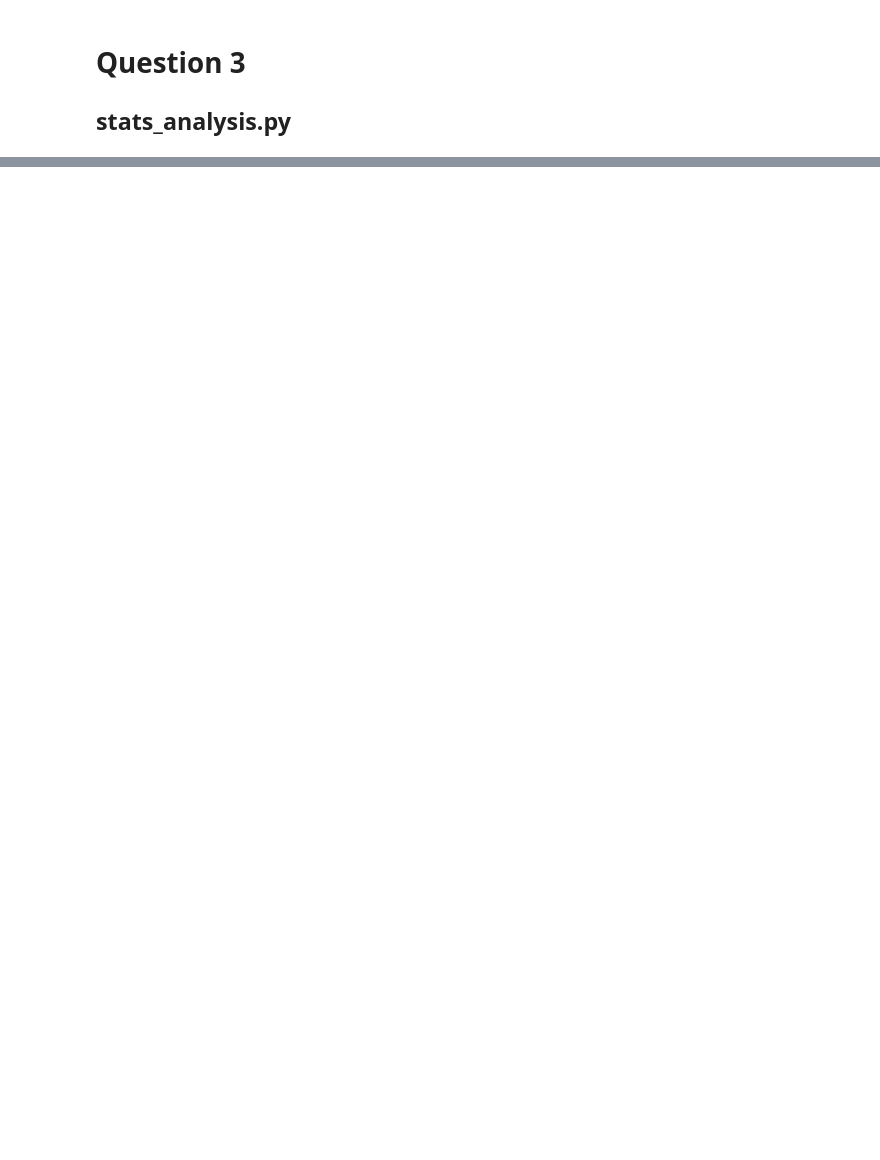
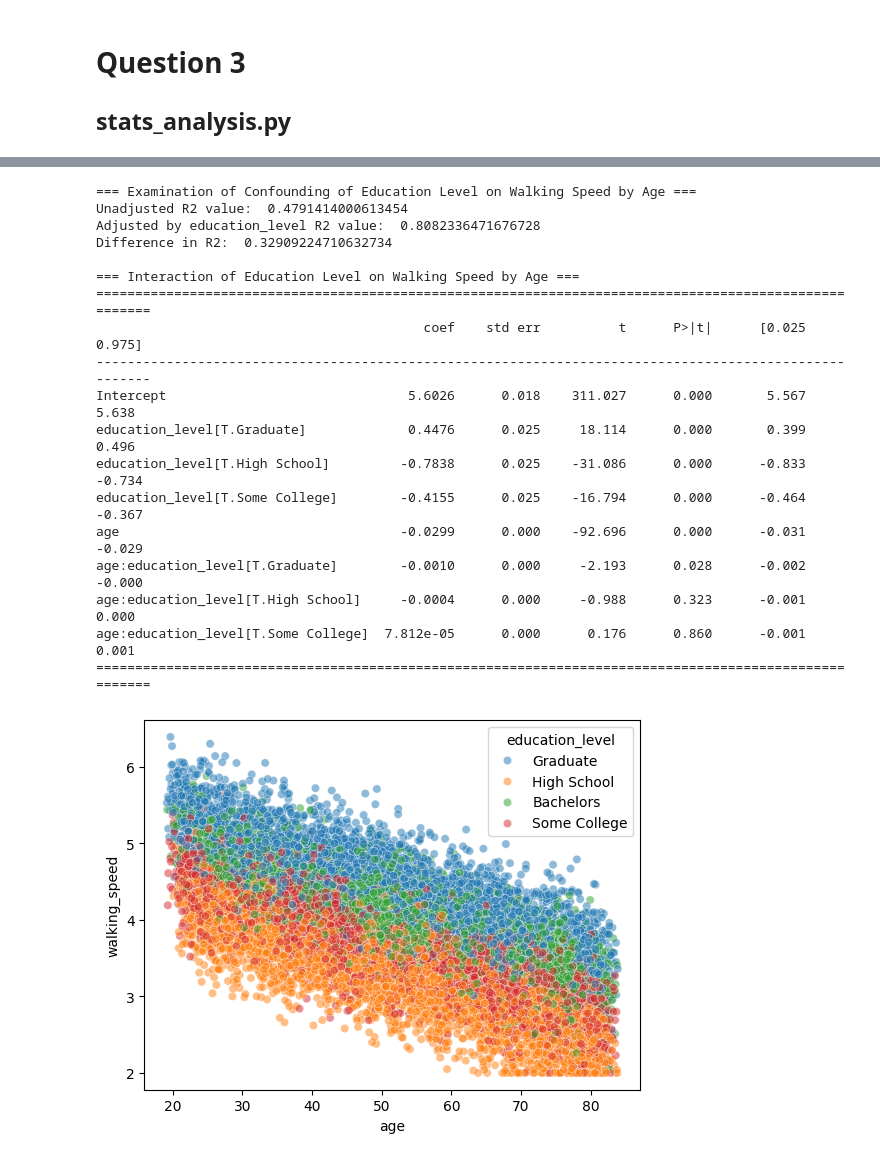
Before and after one commit to UCSF-DataSci/09-second-exam-hcheng25, a Jupyter notebook: draft.ipynb, the cells around one changed output, grey strips where cells are left out. Drawn from its saved outputs; the diff is of its cells as text; code cells hidden in the pictures; blank space fills up the shorter version.

Commit message:
stats_analysis part3 mostly done

```diff
--- a/draft.ipynb
+++ b/draft.ipynb
@@ -152,0 +152,42 @@ Text(0.5, 1.0, 'BMI Distribution by Age Group')
+# %%
+# part 3 - advanced analysis
+sns.scatterplot(data=df,
+                x='age',
+                y='walking_speed',
+                hue='education_level',
+                alpha=0.5,
+                markers='.')
+
+print("=== Examination of Confounding of Education Level on Walking Speed by Age ===")
+model2 = smf.ols(formula='walking_speed~age', data=df)
+results = model2.fit()
+print('Unadjusted R2 value: ', results.rsquared)
+model2 = smf.ols(formula='walking_speed~age+education_level', data=df)
+results2 = model2.fit()
+print('Adjusted by education_level R2 value: ', results2.rsquared)
+print('Difference in R2: ', results2.rsquared-results.rsquared, '\n')
+
+print("=== Interaction of Education Level on Walking Speed by Age ===")
+model2 = smf.ols(formula='walking_speed~age*education_level', data=df)
+results = model2.fit()
+print(results.summary().tables[1])
+# %% [output]
+=== Examination of Confounding of Education Level on Walking Speed by Age ===
+Unadjusted R2 value:  0.4791414000613454
+Adjusted by education_level R2 value:  0.8082336471676728
+Difference in R2:  0.32909224710632734
+
+=== Interaction of Education Level on Walking Speed by Age ===
+=======================================================================================================
+                                          coef    std err          t      P>|t|      [0.025      0.975]
+-------------------------------------------------------------------------------------------------------
+Intercept                               5.6026      0.018    311.027      0.000       5.567       5.638
+education_level[T.Graduate]             0.4476      0.025     18.114      0.000       0.399       0.496
+education_level[T.High School]         -0.7838      0.025    -31.086      0.000      -0.833      -0.734
+education_level[T.Some College]        -0.4155      0.025    -16.794      0.000      -0.464      -0.367
+age                                    -0.0299      0.000    -92.696      0.000      -0.031      -0.029
+age:education_level[T.Graduate]        -0.0010      0.000     -2.193      0.028      -0.002      -0.000
+age:education_level[T.High School]     -0.0004      0.000     -0.988      0.323      -0.001       0.000
+age:education_level[T.Some College]  7.812e-05      0.000      0.176      0.860      -0.001       0.001
+=======================================================================================================
+[figure, added]
```
Also changed, not shown: parts of 4 cells of this notebook, 1 other file.
